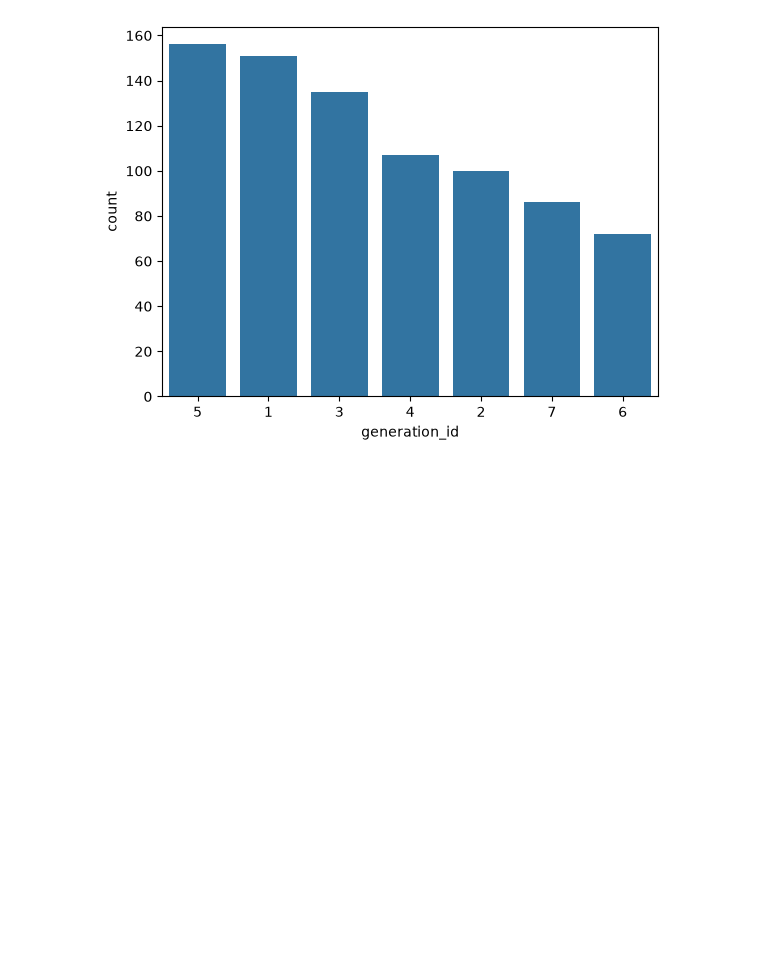
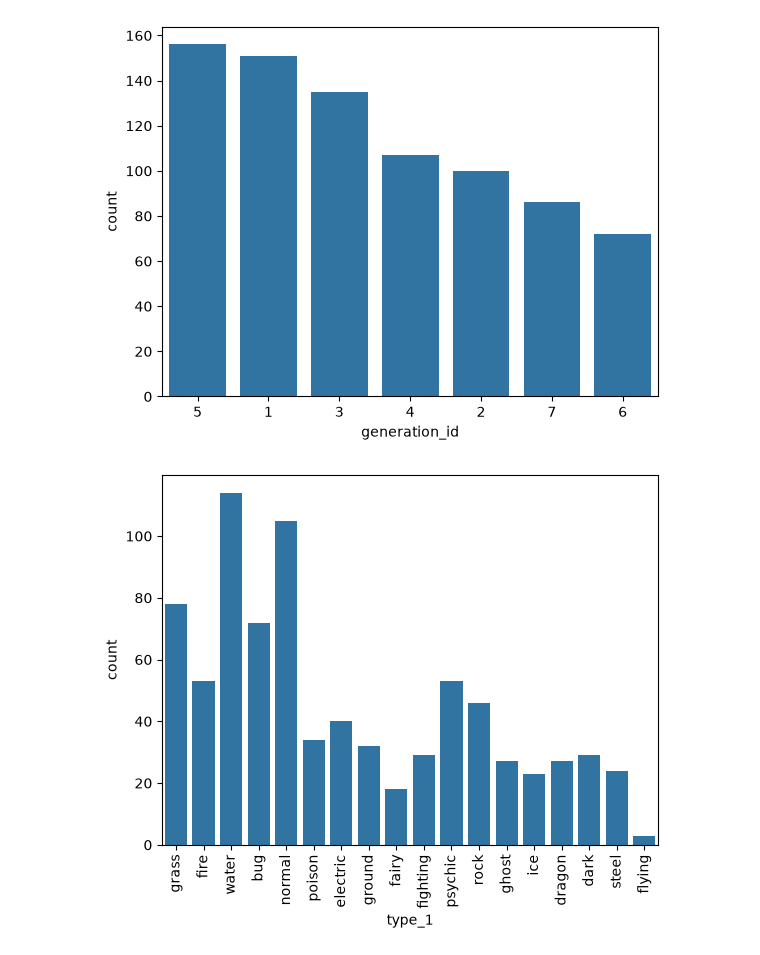
Before and after one commit to jjacque1/Learning-Numpy-in-JupyterNotebooks, a Jupyter notebook: bar_chart.ipynb, the cells around one changed output. Saved outputs shown, nothing was run; the diff lists cells and outputs as text; code cells hidden in the pictures; blank space fills up the shorter version.

```diff
--- a/bar_chart.ipynb
+++ b/bar_chart.ipynb
@@ -35,3 +44,8 @@ gen_order = pokemon['generation_id'].value_counts().index
 sb.countplot(data = pokemon, x = 'generation_id', color=base_color, order=gen_order);
 # %% [output]
 [figure]
+# %%
+sb.countplot(data = pokemon, x = 'type_1');
+plt.xticks(rotation = 90);
+# %% [output]
+[figure, added]
```
Also changed, not shown: parts of 38 cells of this notebook.
